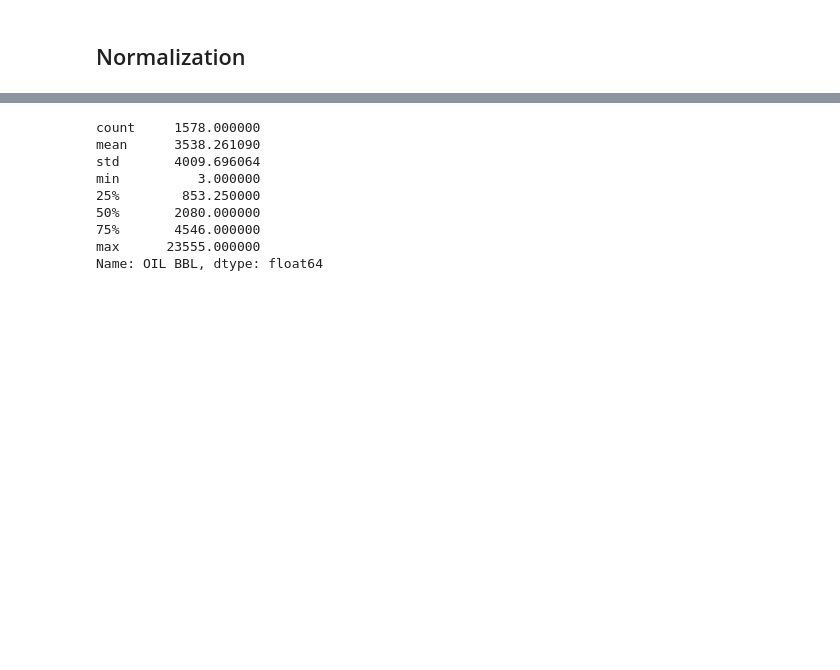
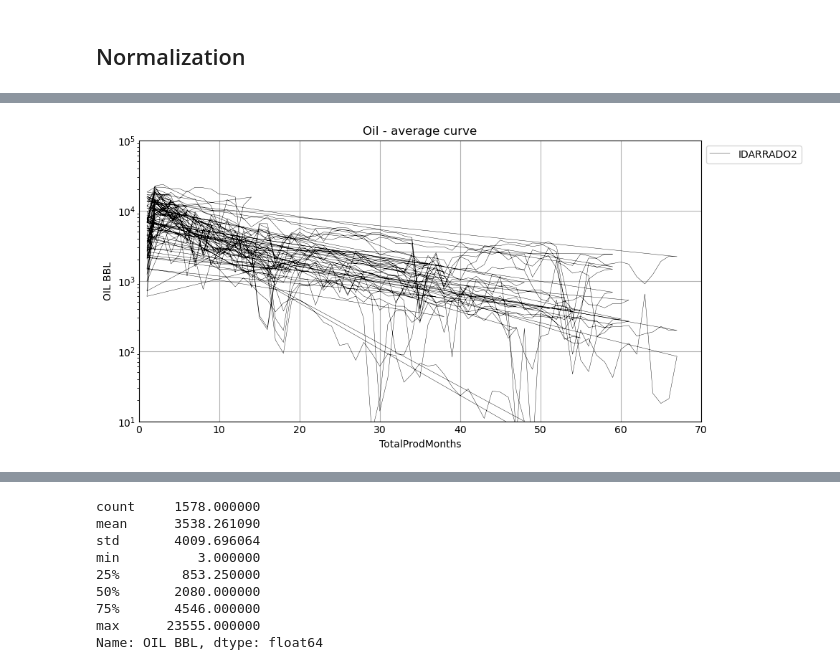
Before and after one commit to dasxgo/rocket-app, a Jupyter notebook: tap_rock_shlitz.ipynb, the cells around one changed output, grey strips where cells are left out. Saved outputs shown, nothing was run; the diff lists cells and outputs as text; code cells hidden in the pictures; blank space fills up the shorter version.

```diff
--- a/tap_rock_shlitz.ipynb
+++ b/tap_rock_shlitz.ipynb
@@ -289,0 +288,17 @@ Name: OIL BBL, Length: 1578, dtype: int64
+# %%
+x = "TotalProdMonths"
+y = "OIL BBL"
+
+plt.figure(figsize=(8,4))
+plt.plot(x,y, label='IDARRADO2', data=df_lss, linewidth=0.30, color="black")
+plt.title("Oil - average curve")
+plt.xlabel("TotalProdMonths")
+plt.ylabel("OIL BBL")
+plt.yscale('log')
+plt.grid(True)
+plt.axis([0, 70, 10,100000])
+plt.legend(loc="lower left", bbox_to_anchor=(1,0.9))
+
+plt.show()
+# %% [output]
+[figure, added]
```
Also changed, not shown: parts of 8 cells of this notebook.
